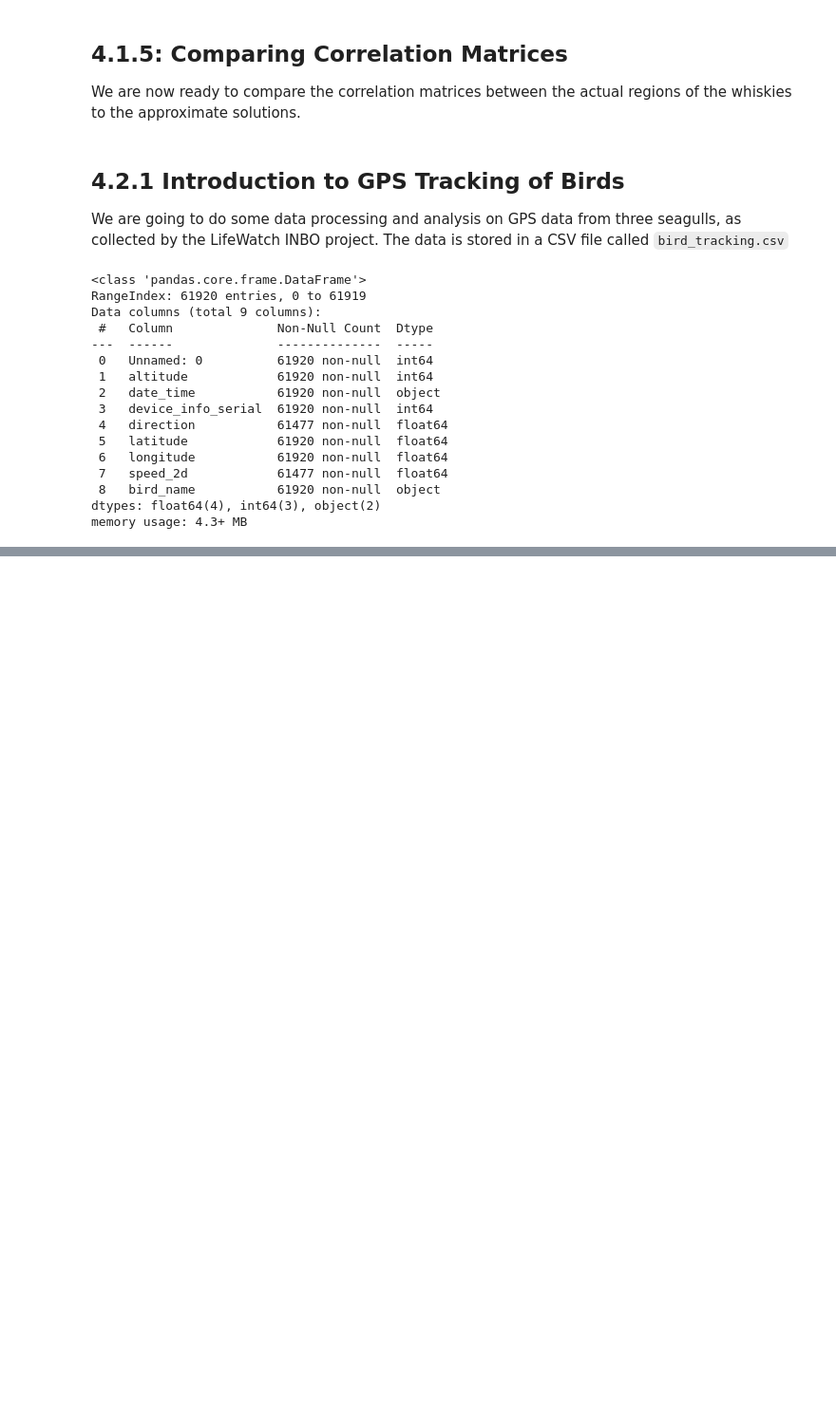
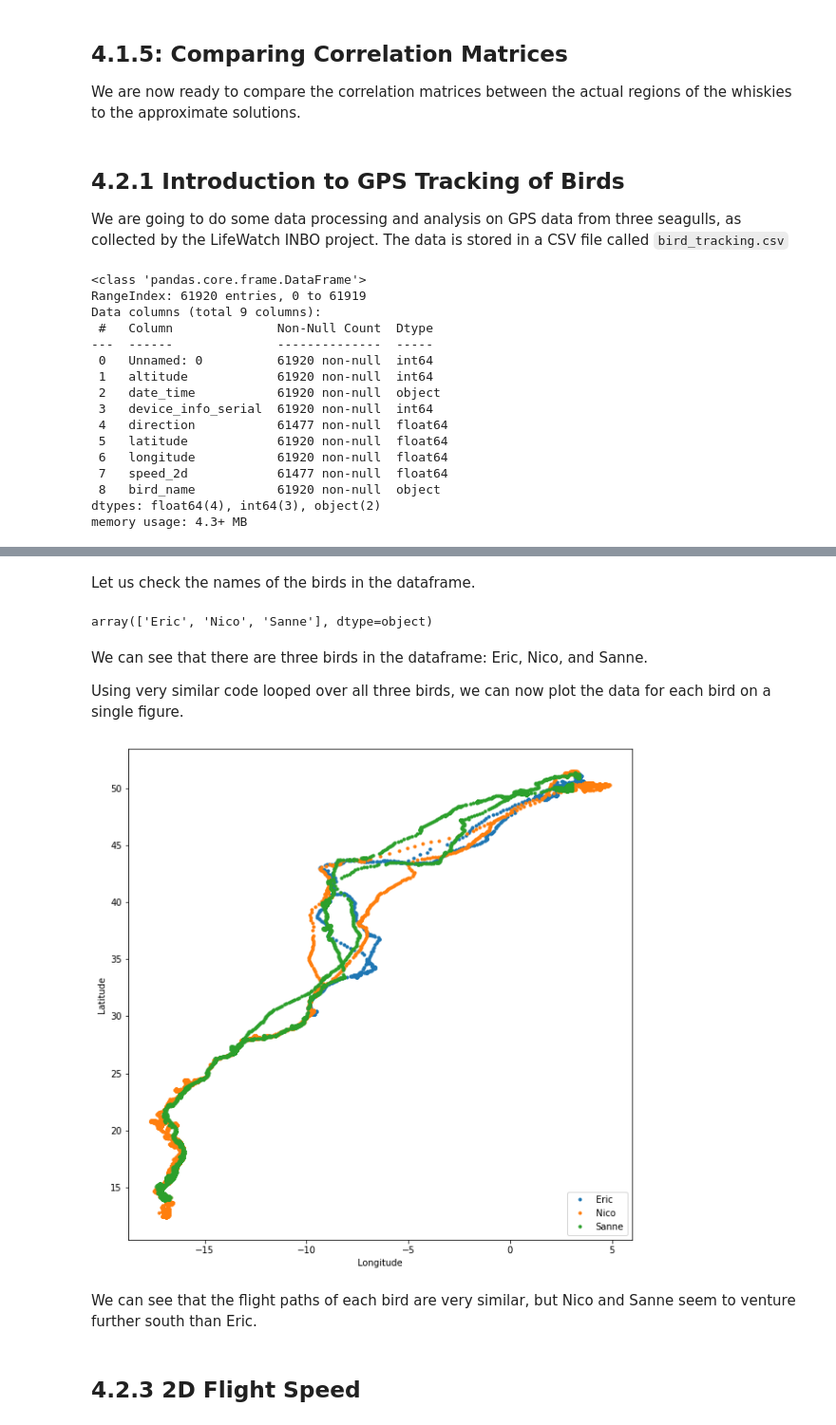
Before and after one commit to akhilkarra/python-lab, a Jupyter notebook: notebooks/PH526x/week4/week4_notes.ipynb, the cells around one changed output, grey strips where cells are left out. Shown at 95% size. Drawn from its saved outputs; the diff is of its cells as text; code cells hidden in the pictures; blank space fills up the shorter version.

```diff
--- a/notebooks/PH526x/week4/week4_notes.ipynb
+++ b/notebooks/PH526x/week4/week4_notes.ipynb
@@ -280,0 +309,30 @@ birddata.head()  # the first five rows of the dataframe
+# %%
+bird_names = birddata.bird_name.unique()
+# %% [markdown]
+Let us check the names of the birds in the dataframe.
+# %%
+bird_names
+# %% [output]
+array(['Eric', 'Nico', 'Sanne'], dtype=object)
+# %% [markdown]
+We can see that there are three birds in the dataframe: Eric, Nico, and Sanne.
+
+Using very similar code looped over all three birds, we can now plot the data for each bird on a single figure.
+# %%
+plt.figure(figsize=(10, 10))  # initialize the figure
+
+for bird_name in bird_names:
+    ix = birddata.bird_name == bird_name
+    (x, y) = birddata.longitude[ix], birddata.latitude[ix]
+    plt.plot(x, y, ".", label=bird_name)
+
+plt.xlabel("Longitude")
+plt.ylabel("Latitude")
+plt.legend(loc="lower right")
+plt.show()
+# %% [output]
+[figure, added]
+# %% [markdown]
+We can see that the flight paths of each bird are very similar, but Nico and Sanne seem to venture further south than Eric.
+# %% [markdown]
+## 4.2.3 2D Flight Speed
```
Also changed, not shown: parts of 9 cells of this notebook.
